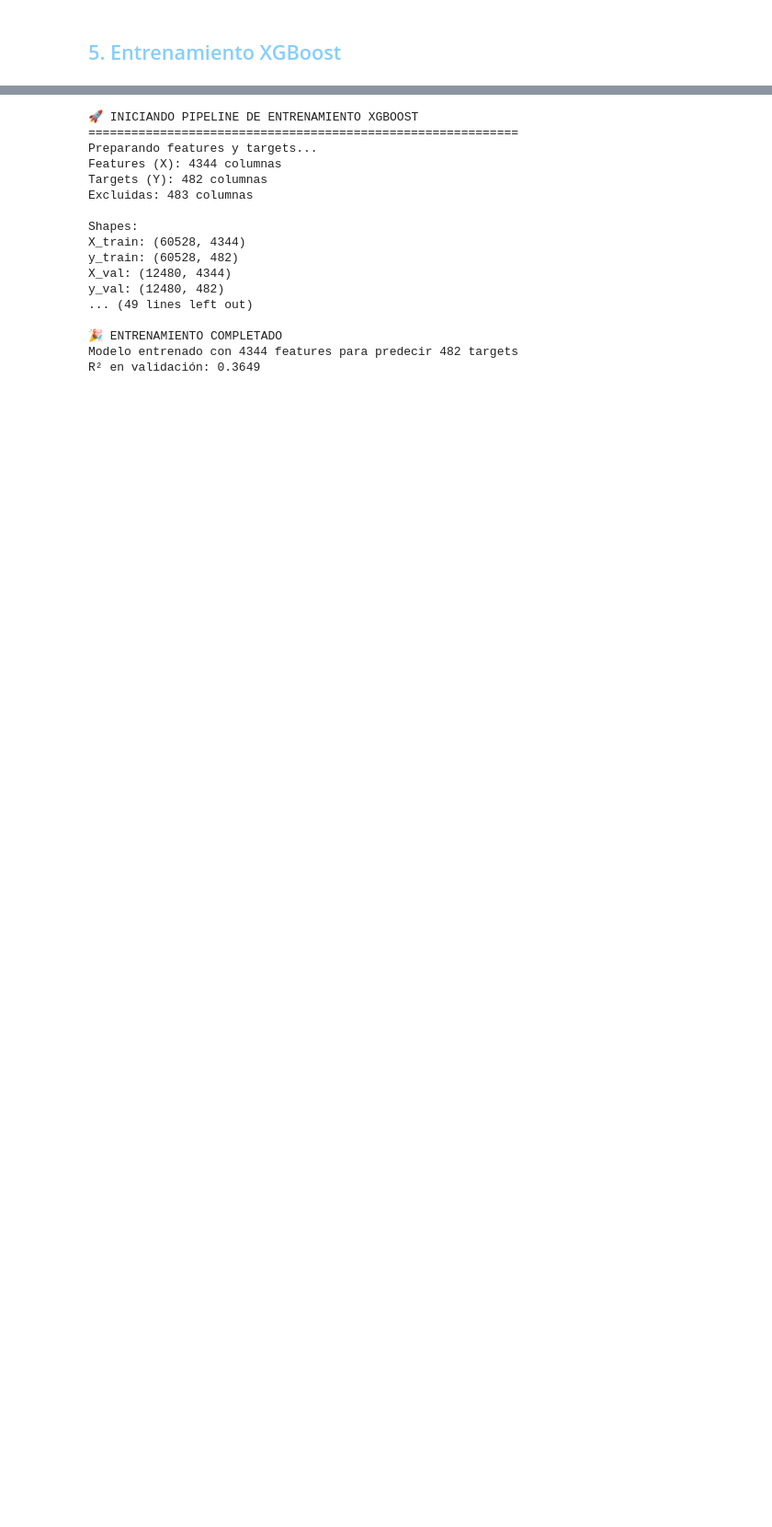
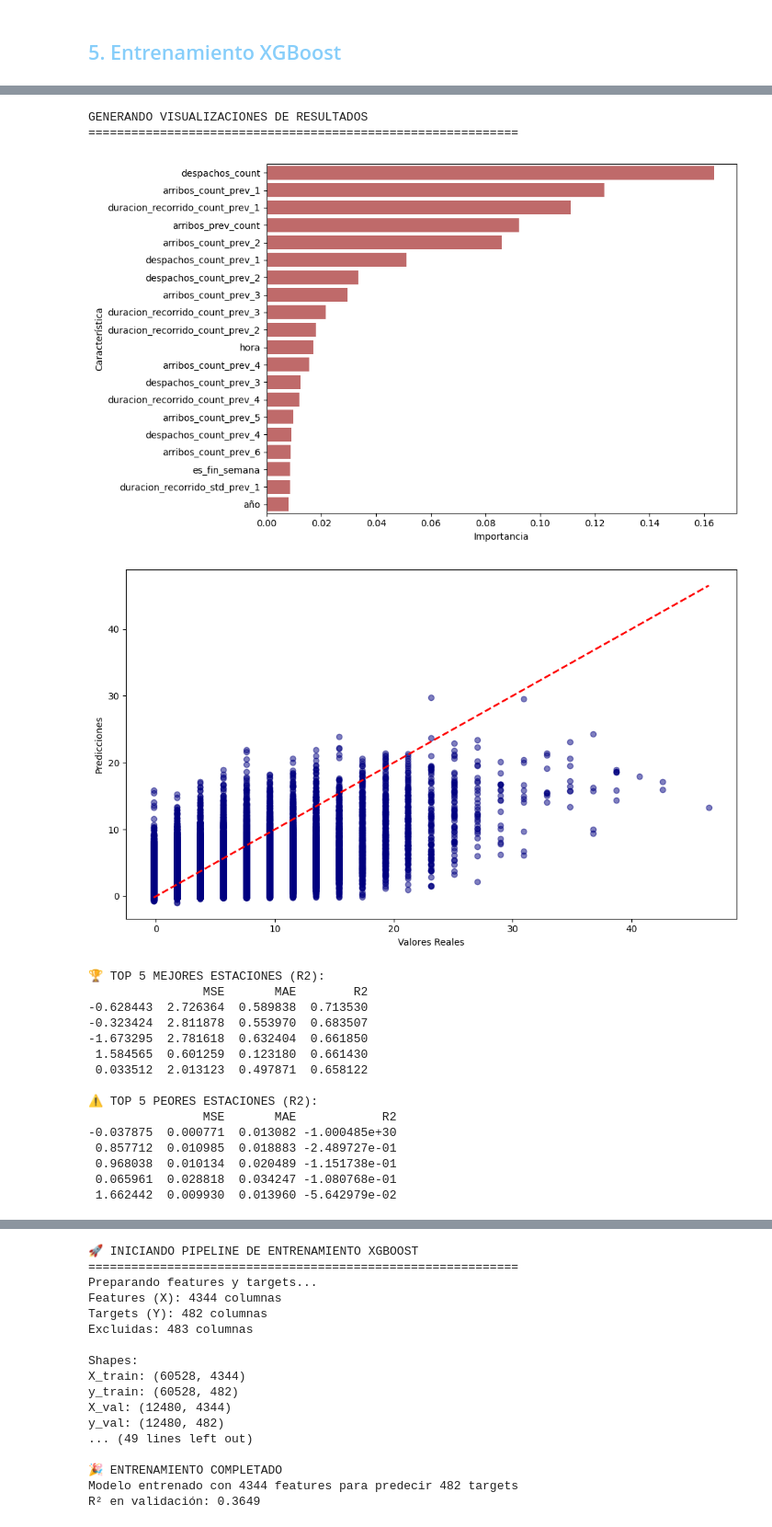
Before and after one commit to mattemusacchio/ML_Bicis, a Jupyter notebook: filaxventana/data_exploring.ipynb, the cells around one changed output, grey strips where cells are left out. Shown at 92% size. Drawn from its saved outputs; the diff is of its cells as text; code cells hidden in the pictures; blank space fills up the shorter version.

```diff
--- a/filaxventana/data_exploring.ipynb
+++ b/filaxventana/data_exploring.ipynb
@@ -832,0 +814,69 @@ val_r2: 0.4696
+# %%
+# ================================================================
+# 📊 VISUALIZACIÓN DE RESULTADOS
+# ================================================================
+print("\nGENERANDO VISUALIZACIONES DE RESULTADOS\n" + "="*60)
+
+import matplotlib.pyplot as plt
+import seaborn as sns
+
+# 1. Importancia de características
+importancia = pd.DataFrame({
+    'caracteristica': feature_cols,
+    'importancia': model.feature_importances_
+})
+importancia = importancia.sort_values('importancia', ascending=False)
+
+plt.figure(figsize=(10,6))
+sns.barplot(data=importancia.head(20), x='importancia', y='caracteristica',color='indianred')
+plt.xlabel('Importancia')
+plt.ylabel('Característica')
+plt.tight_layout()
+plt.show()
+
+# Gráfico de predicciones vs valores reales
+plt.figure(figsize=(10,6))
+plt.scatter(y_val, y_val_pred, alpha=0.5,color='navy')
+plt.plot([y_val.min(), y_val.max()], [y_val.min(), y_val.max()], 'r--', lw=2)
+plt.xlabel('Valores Reales')
+plt.ylabel('Predicciones')
+plt.tight_layout()
+plt.show()
+
+# 4. Métricas por estación
+metricas_estacion = pd.DataFrame()
+for estacion in val_norm['id_estacion'].unique():
+    mask = val_norm['id_estacion'] == estacion
+    y_real = y_val[mask]
+    y_pred = y_val_pred[mask]
+
+    metricas_estacion.loc[estacion, 'MSE'] = mean_squared_error(y_real, y_pred)
+    metricas_estacion.loc[estacion, 'MAE'] = mean_absolute_error(y_real, y_pred)
+    metricas_estacion.loc[estacion, 'R2'] = r2_score(y_real, y_pred)
+
+# Top 5 mejores y peores estaciones según R2
+print("\n🏆 TOP 5 MEJORES ESTACIONES (R2):")
+print(metricas_estacion.sort_values('R2', ascending=False).head())
+
+print("\n⚠️ TOP 5 PEORES ESTACIONES (R2):")
+print(metricas_estacion.sort_values('R2').head())
+# %% [output]
+GENERANDO VISUALIZACIONES DE RESULTADOS
+============================================================
+[figure, added]
+[figure, added]
+🏆 TOP 5 MEJORES ESTACIONES (R2):
+                MSE       MAE        R2
+-0.628443  2.726364  0.589838  0.713530
+-0.323424  2.811878  0.553970  0.683507
+-1.673295  2.781618  0.632404  0.661850
+ 1.584565  0.601259  0.123180  0.661430
+ 0.033512  2.013123  0.497871  0.658122
+
+⚠️ TOP 5 PEORES ESTACIONES (R2):
+                MSE       MAE            R2
+-0.037875  0.000771  0.013082 -1.000485e+30
+ 0.857712  0.010985  0.018883 -2.489727e-01
+ 0.968038  0.010134  0.020489 -1.151738e-01
+ 0.065961  0.028818  0.034247 -1.080768e-01
+ 1.662442  0.009930  0.013960 -5.642979e-02
```
Also changed, not shown: parts of 28 cells of this notebook, 41 other files.
